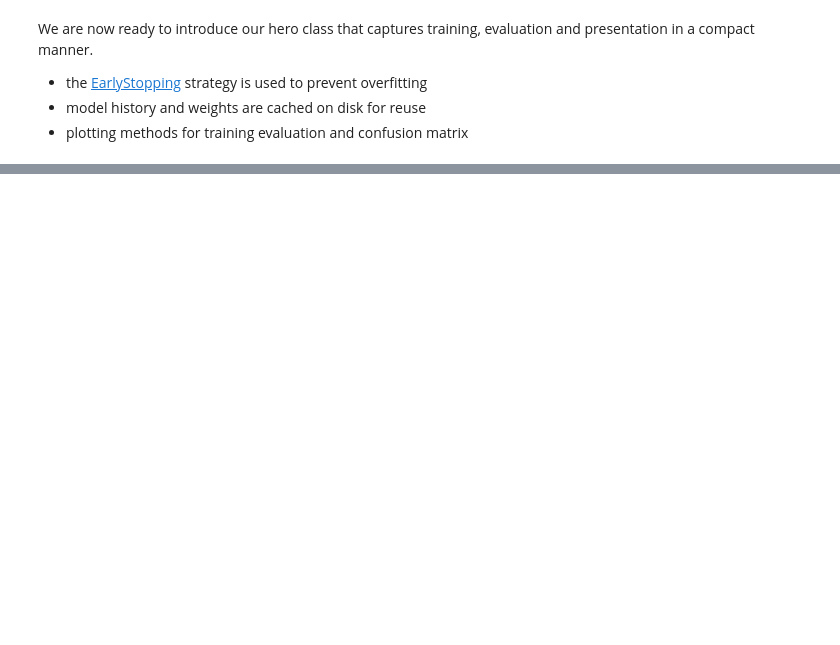
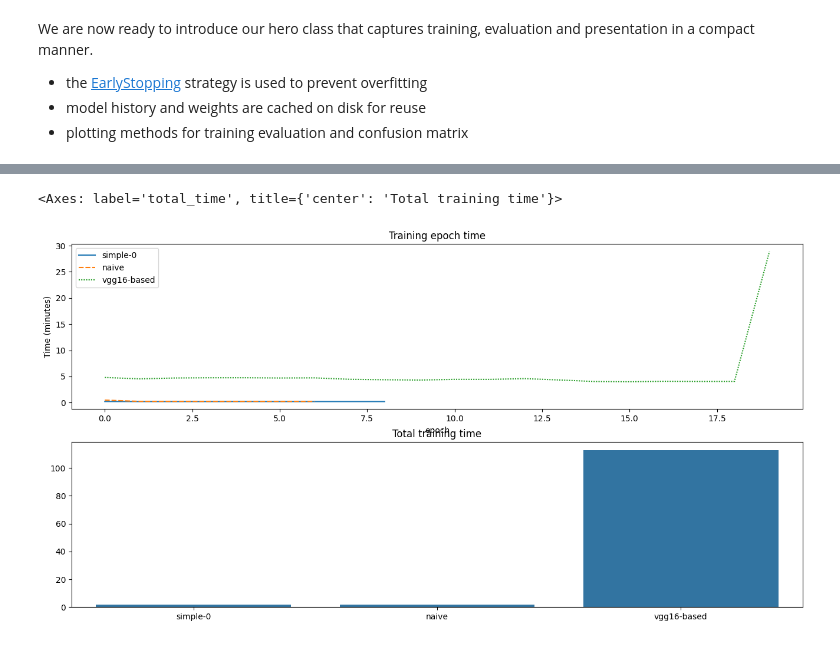
Before and after one commit to jlarsson/tfds-malaria, a Jupyter notebook: malaria.ipynb, the cells around one changed output, grey strips where cells are left out. Saved outputs shown, nothing was run; the diff lists cells and outputs as text; code cells hidden in the pictures; blank space fills up the shorter version.

```diff
--- a/malaria.ipynb
+++ b/malaria.ipynb
@@ -458,0 +564,18 @@ for index,model in enumerate(models):
+# %%
+# precision = TP/(TP + FP)
+# accuracy = (TP+TN)/(TP + TN + FP + FN)
+# recall = TP / (TP + FN)
+fig, ax = plt.subplot_mosaic([
+    ['epoch_times' for m in models],
+    ['total_time' for m in models]],
+    figsize=(16,8))
+
+ax['epoch_times'].set_title('Training epoch time')
+ax['epoch_times'].set(xlabel='epoch', ylabel='Time (minutes)')
+sns.lineplot({m.name: np.array(m.get_epoch_times()) / 60.0 for m in models }, ax=ax['epoch_times'])
+
+ax['total_time'].set_title('Total training time')
+sns.barplot({m.name: m.get_training_time()/60.0 for m in models}, ax=ax['total_time'])
+# %% [output]
+<Axes: label='total_time', title={'center': 'Total training time'}>
+[figure, added]
```
Also changed, not shown: parts of 15 cells of this notebook.
